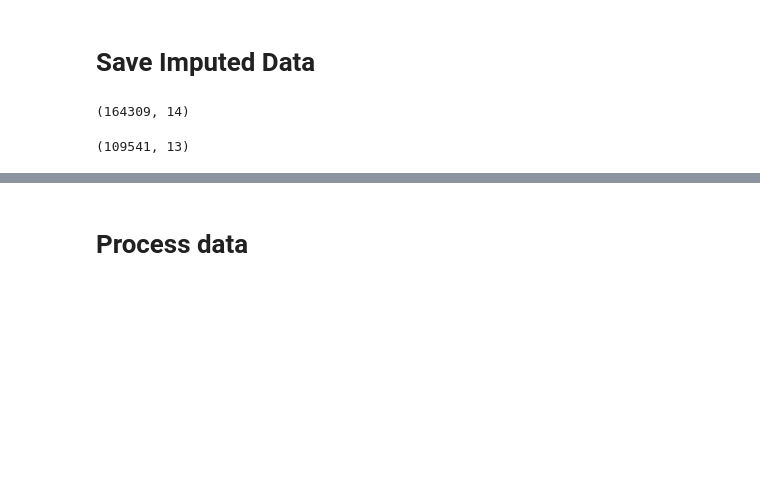
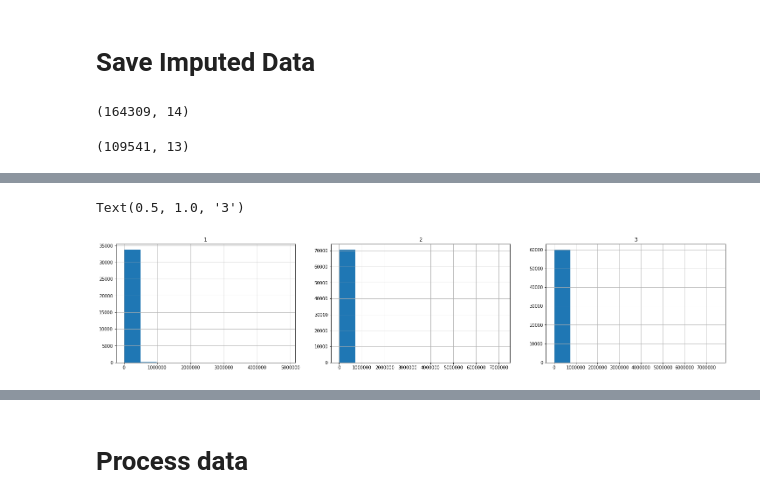
Before and after one commit to AvinashRamireddy31/Banking, a Jupyter notebook: src/data_processing/data_processing.ipynb, the cells around one changed output, grey strips where cells are left out. Cells and saved outputs as stored; diff of their text form; code cells hidden in the pictures; blank space fills up the shorter version.

```diff
--- a/src/data_processing/data_processing.ipynb
+++ b/src/data_processing/data_processing.ipynb
@@ -320,0 +377,17 @@ test_data.to_csv("../../data/test/pre_processed.csv", index=False)
+# %%
+fig, ax = plt.subplots(1,3, figsize=(25,5))
+bins = 10
+
+COLUMN_TO_CHECK = 'Annual_Income'
+
+ir_1[COLUMN_TO_CHECK].hist(bins=bins, ax = ax[0]);
+ax[0].set_title("1")
+
+ir_2[COLUMN_TO_CHECK].hist(bins=bins, ax = ax[1]);
+ax[1].set_title("2")
+
+ir_3[COLUMN_TO_CHECK].hist(bins=bins, ax = ax[2]);
+ax[2].set_title("3")
+# %% [output]
+Text(0.5, 1.0, '3')
+[figure, added]
```
Also changed, not shown: parts of 21 cells of this notebook.
